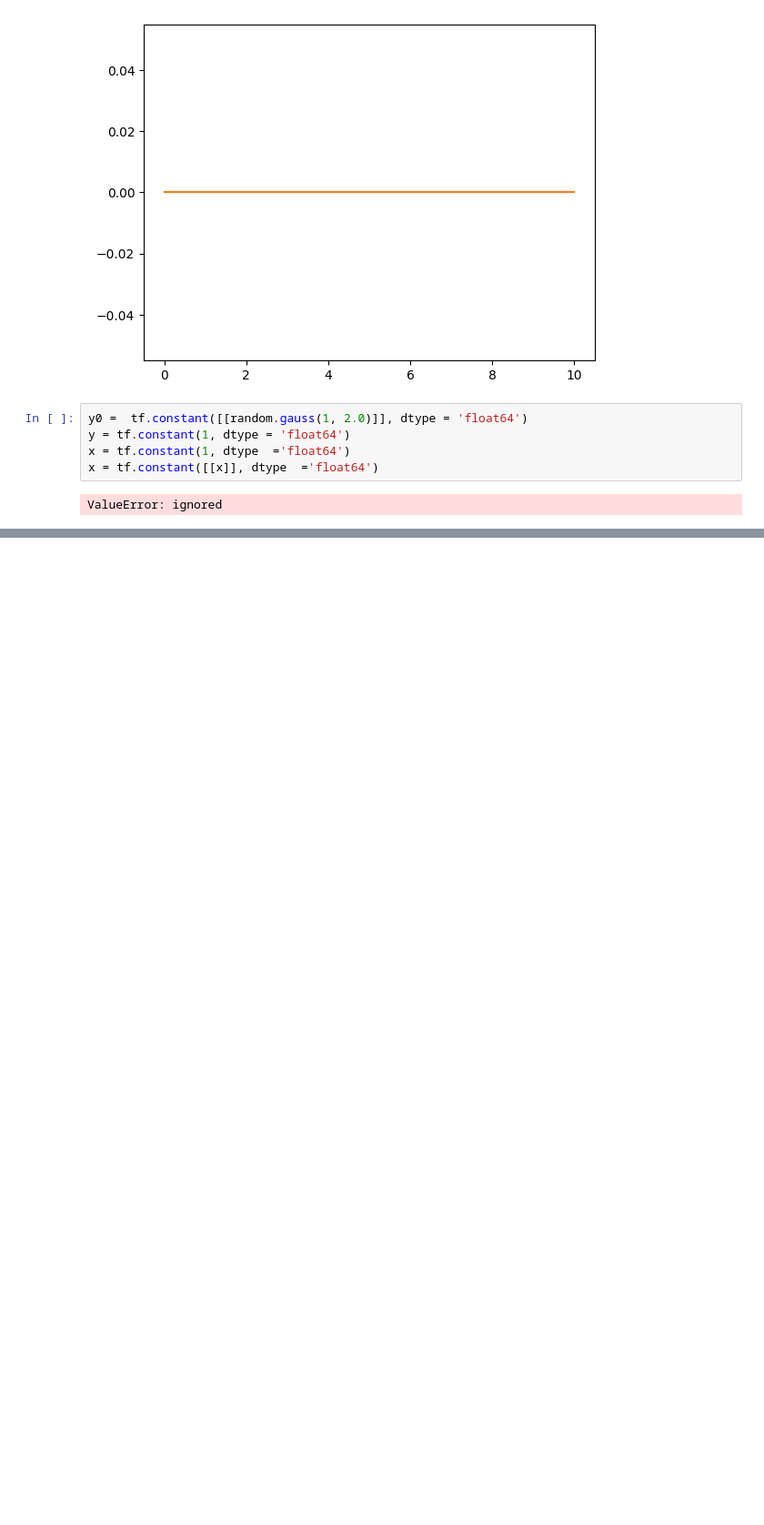
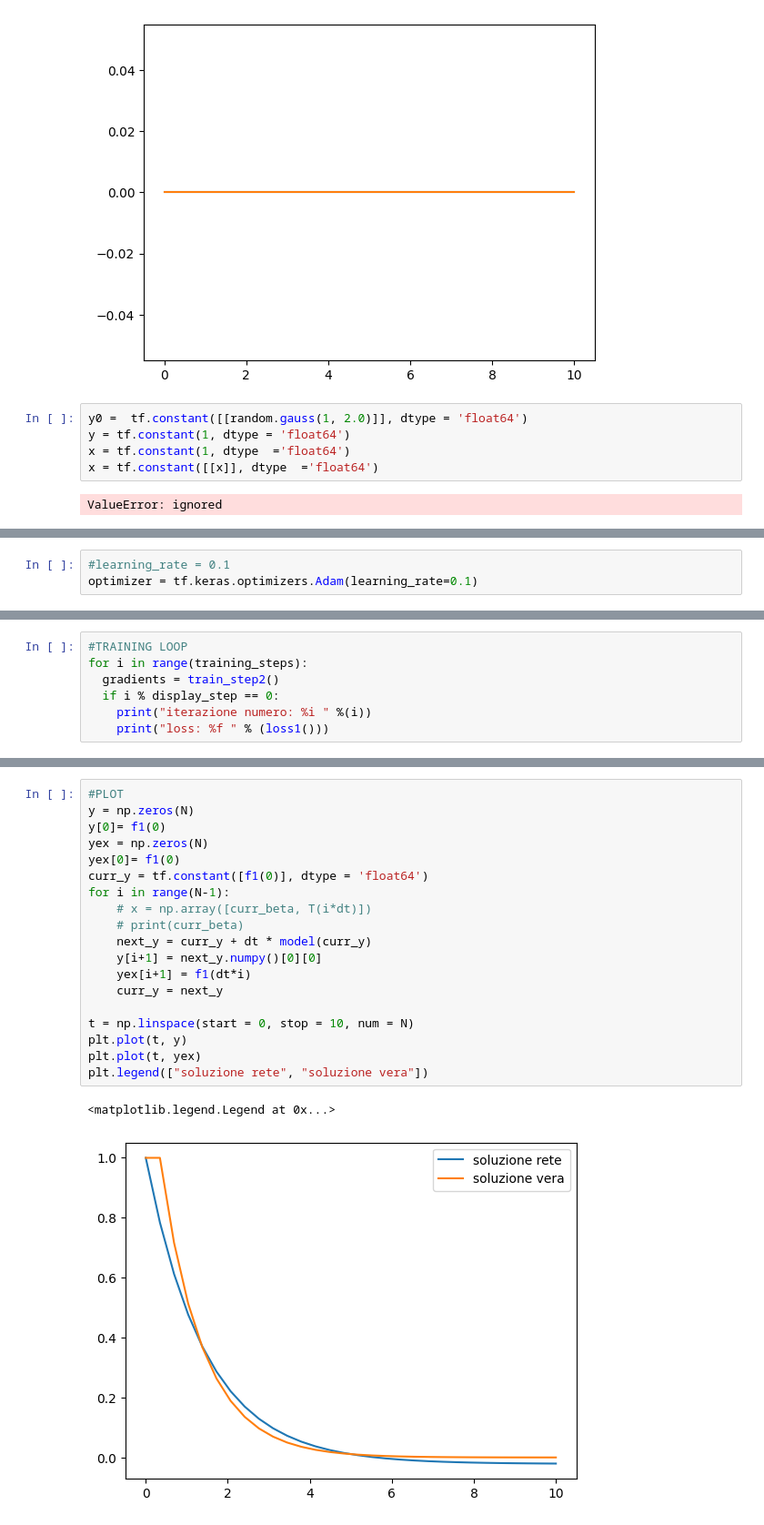
Before and after one commit to adrianoracano/Prog-NAPDE, a Jupyter notebook: prova_cn.ipynb, the cells around one changed output, grey strips where cells are left out. Shown: that part at 91% size. Cells and saved outputs as stored; diff of their text form; blank space fills up the shorter version.

```diff
--- a/prova_cn.ipynb
+++ b/prova_cn.ipynb
@@ -1486,0 +1524,3 @@ ValueError: ignored
+# %%
+#learning_rate = 0.1
+optimizer = tf.keras.optimizers.Adam(learning_rate=0.1)
@@ -1486,0 +1551,7 @@ ValueError: ignored
+# %%
+#TRAINING LOOP
+for i in range(training_steps):
+  gradients = train_step2()
+  if i % display_step == 0:
+    print("iterazione numero: %i " %(i))
+    print("loss: %f " % (loss1()))
@@ -1486,0 +1597,22 @@ ValueError: ignored
+# %%
+#PLOT
+y = np.zeros(N)
+y[0]= f1(0)
+yex = np.zeros(N)
+yex[0]= f1(0)
+curr_y = tf.constant([f1(0)], dtype = 'float64')
+for i in range(N-1):
+    # x = np.array([curr_beta, T(i*dt)])
+    # print(curr_beta)
+    next_y = curr_y + dt * model(curr_y)
+    y[i+1] = next_y.numpy()[0][0]
+    yex[i+1] = f1(dt*i)
+    curr_y = next_y
+
+t = np.linspace(start = 0, stop = 10, num = N)
+plt.plot(t, y)
+plt.plot(t, yex)
+plt.legend(["soluzione rete", "soluzione vera"])
+# %% [output]
+<matplotlib.legend.Legend at 0x...>
+[figure, added]
```
Also changed, not shown: parts of 5 cells of this notebook.
